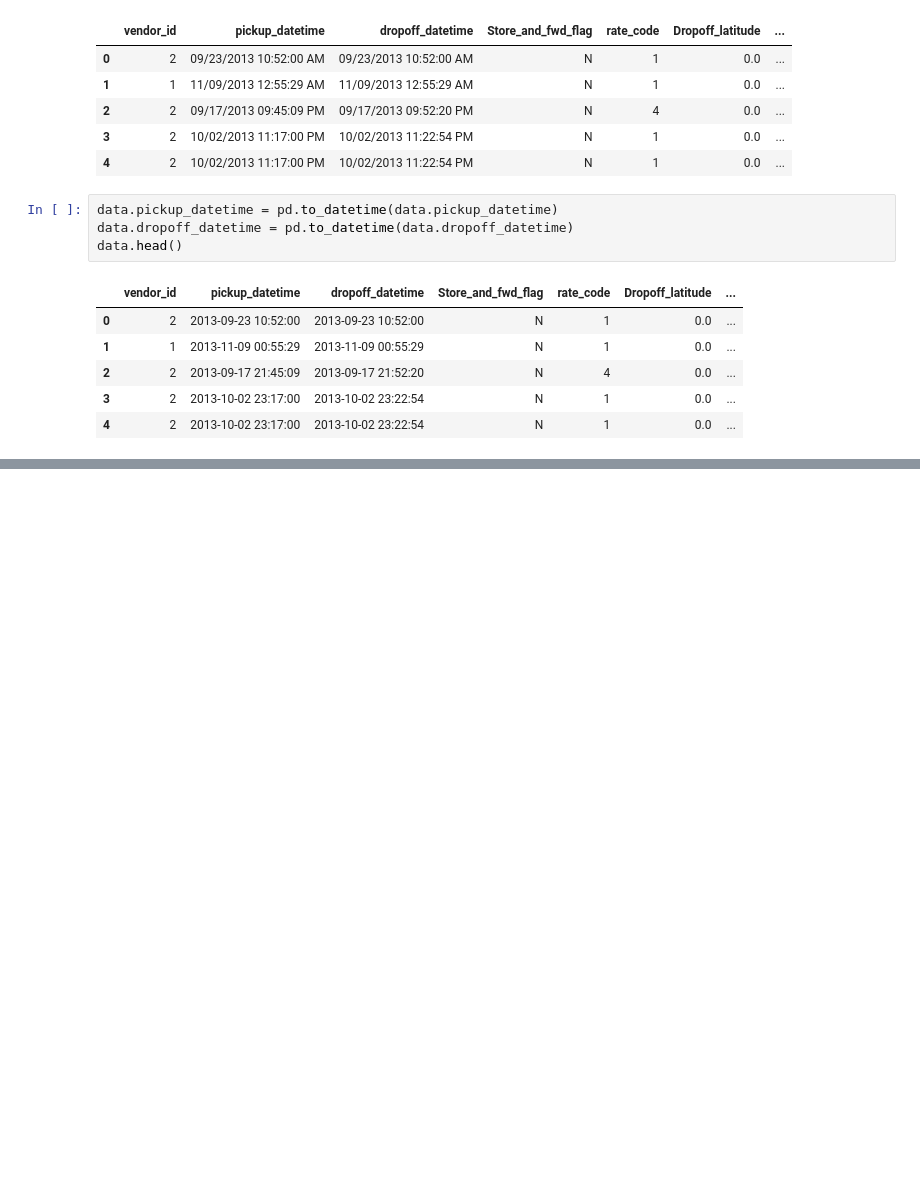
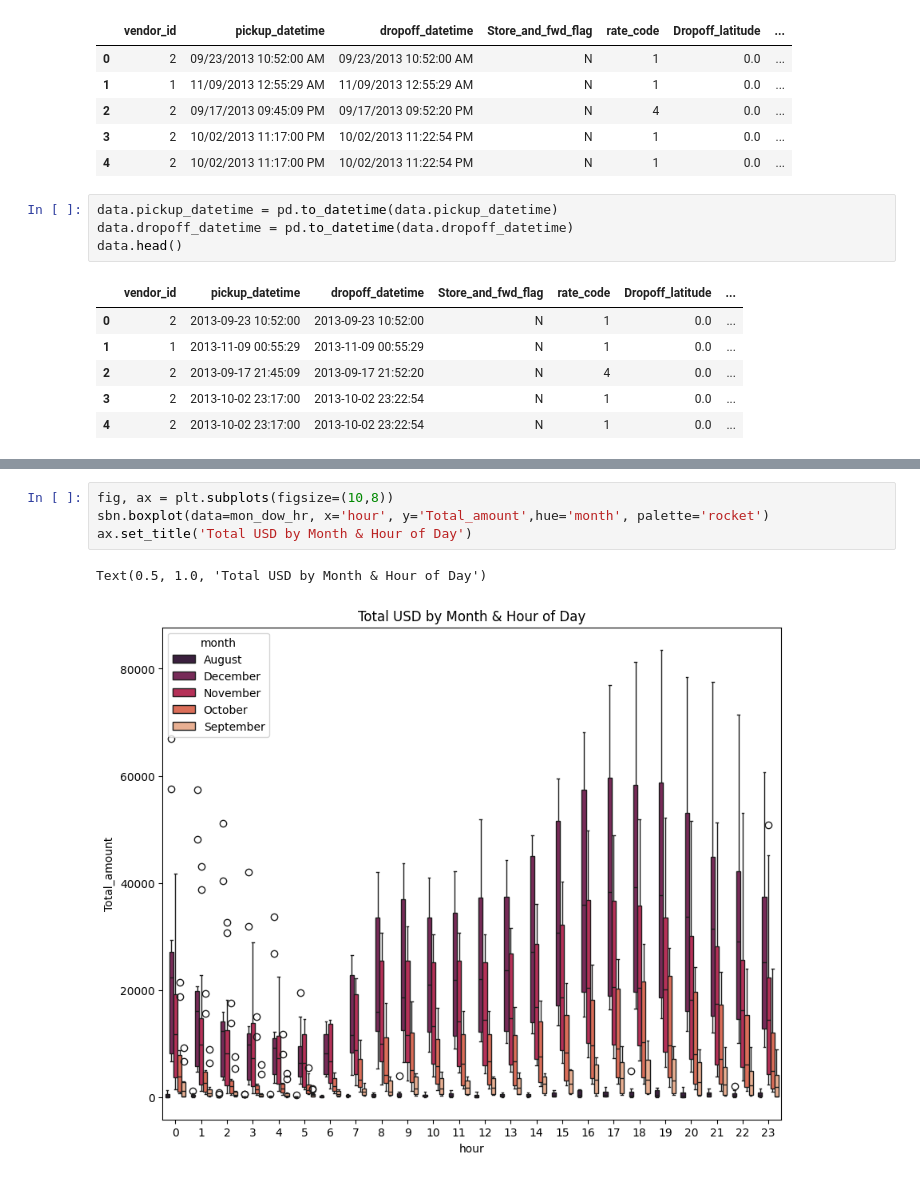
Before and after one commit to AVelaryon/Green_Taxi_2013_Data, a Jupyter notebook: Taxi_Business_Project.ipynb, the cells around one changed output, grey strips where cells are left out. Saved outputs shown, nothing was run; the diff lists cells and outputs as text; blank space fills up the shorter version.

```diff
--- a/Taxi_Business_Project.ipynb
+++ b/Taxi_Business_Project.ipynb
@@ -35,0 +59,7 @@ KeyboardInterrupt:
+# %%
+fig, ax = plt.subplots(figsize=(10,8))
+sbn.boxplot(data=mon_dow_hr, x='hour', y='Total_amount',hue='month', palette='rocket')
+ax.set_title('Total USD by Month & Hour of Day')
+# %% [output]
+Text(0.5, 1.0, 'Total USD by Month & Hour of Day')
+[figure, added]
```
Also changed, not shown: parts of 13 cells of this notebook.
